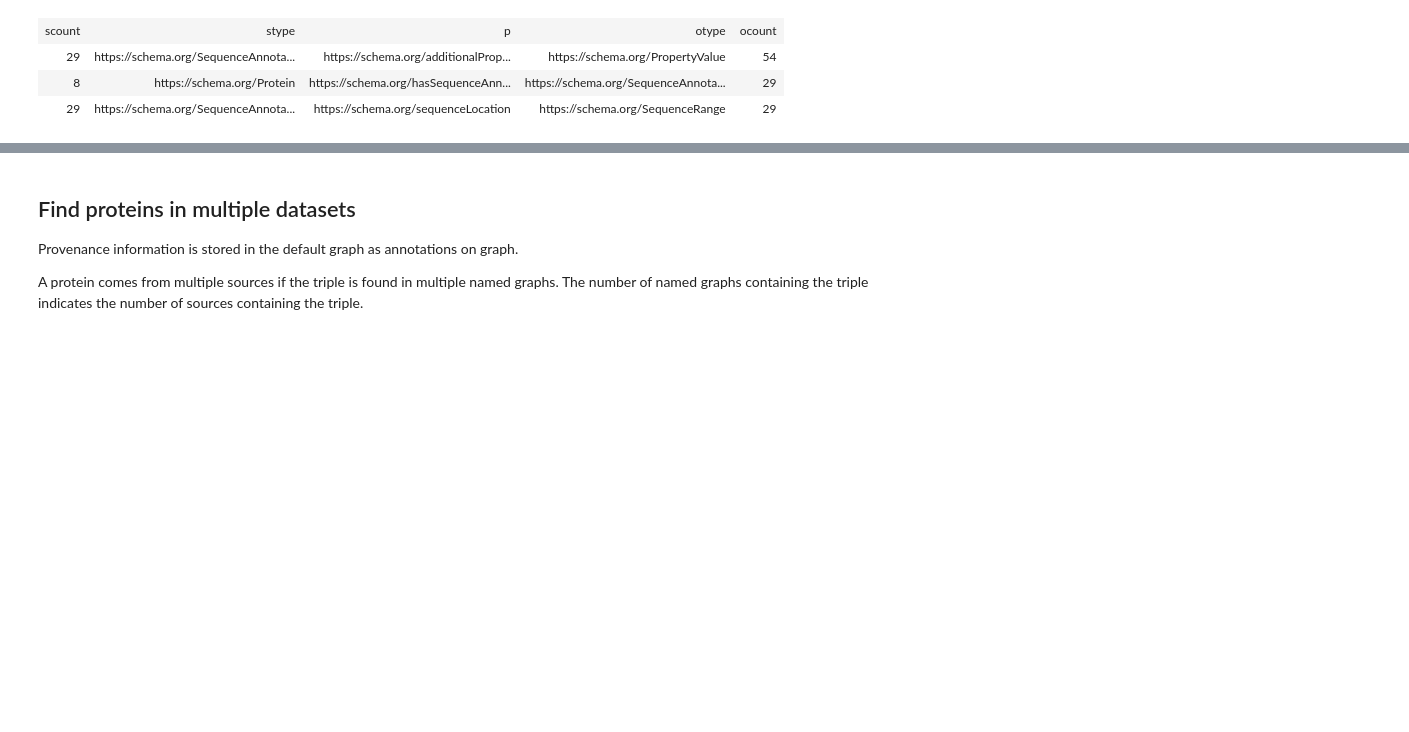
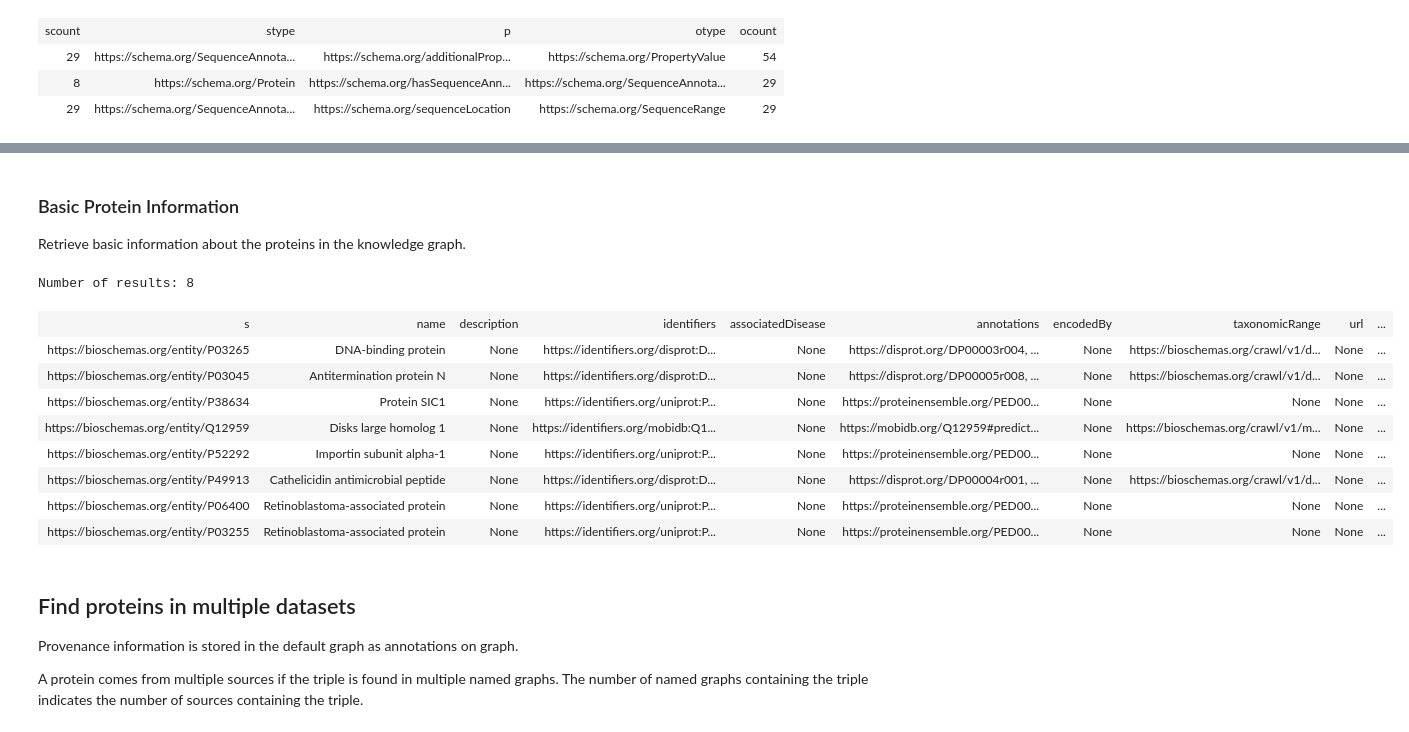
Before and after one commit to ivanmicetic/IDP-KG, a Jupyter notebook: notebooks/AnalysisQueries.ipynb, the cells around one changed output, grey strips where cells are left out. Drawn from its saved outputs; the diff is of its cells as text; code cells hidden in the pictures; blank space fills up the shorter version.

Commit message:
Add queries for protein information

```diff
--- a/notebooks/AnalysisQueries.ipynb
+++ b/notebooks/AnalysisQueries.ipynb
@@ -355,3 +377,72 @@ Number of results: 3
+# %% [markdown]
+### Basic Protein Information
+
+Retrieve basic information about the proteins in the knowledge graph.
+# %%
+displayResults(idpKG.query("""
+PREFIX schema: <https://schema.org/>
+PREFIX pav: <http://purl.org/pav/>
+SELECT  ?s ?name ?description
+    (GROUP_CONCAT(DISTINCT ?identifier;SEPARATOR=',<br/>') AS ?identifiers)
+    ?associatedDisease
+    (GROUP_CONCAT(DISTINCT ?annotation;SEPARATOR=',<br/>') AS ?annotations)
+    ?encodedBy
+    ?taxonomicRange
+    ?url
+    ?alternateName
+    ?bioChemInteraction
+    ?bioChemSimilarity
+    ?bioChemEntity
+    ?sequence
+    ?molFunction
+    ?representation
+    ?image
+    ?process
+    ?cellularLocation
+    ?parentEntity
+    (GROUP_CONCAT(DISTINCT ?sameAs;SEPARATOR=',<br/>') AS ?sameAs)
+    (GROUP_CONCAT(DISTINCT ?g;SEPARATOR=',<br/>') AS ?sources)
+WHERE {
+    GRAPH ?g {
+# Bioschemas Minimal Properties
+        ?s a schema:Protein .
+        OPTIONAL {?s schema:identifier ?identifier }
+        OPTIONAL {?s schema:name ?name }
+## Bioschemas Recommended properties
+        OPTIONAL {?s schema:associatedDisease ?associatedDisease}
+        OPTIONAL {?s schema:description ?description}
+        OPTIONAL {?s schema:hasSequenceAnnotation ?annotation }
+        OPTIONAL {?s schema:isEncodedByBioChemEntity ?encodedBy}
+        OPTIONAL {?s schema:taxonomicRange ?taxonomicRange }
+        OPTIONAL {?s schema:url ?url}
+## Bioschemas Optional properties
+        OPTIONAL {?s schema:alternateName ?alternateName}
+        OPTIONAL {?s schema:bioChemInteraction ?bioChemInteraction}
+        OPTIONAL {?s schema:bioChemSimilarity ?bioChemSimilarity}
+        OPTIONAL {?s schema:hasBioChemEntityPart ?bioChemEntity}
+        OPTIONAL {?s schema:hasBioPloymerSequence ?sequence}
+        OPTIONAL {?s schema:hasMolecularFunction ?molFunction}
+        OPTIONAL {?s schema:hasRepresentation ?representation }
+        OPTIONAL {?s schema:image ?image}
+        OPTIONAL {?s schema:isInvolvedInBiologicalProcess ?process}
+        OPTIONAL {?s schema:isLocatedInSubcellularLocation ?cellularLocation}
+        OPTIONAL {?s schema:isPartOfBioChemEntity ?parentEntity}
+        OPTIONAL {?s schema:sameAs ?sameAs }
+    }
+}
+GROUP BY ?s
+"""))
+# %% [output]
+Number of results: 8
+| s | name | description | identifiers | associatedDisease | annotations | encodedBy | taxonomicRange | url | ... |
+| https://bioschemas.org/entity/P03265 | DNA-binding protein | None | https://identifiers.org/disprot:D... | None | https://disprot.org/DP00003r004, ... | None | https://bioschemas.org/crawl/v1/d... | None | ... |
+| https://bioschemas.org/entity/P03045 | Antitermination protein N | None | https://identifiers.org/disprot:D... | None | https://disprot.org/DP00005r008, ... | None | https://bioschemas.org/crawl/v1/d... | None | ... |
+| https://bioschemas.org/entity/P38634 | Protein SIC1 | None | https://identifiers.org/uniprot:P... | None | https://proteinensemble.org/PED00... | None | None | None | ... |
+| https://bioschemas.org/entity/Q12959 | Disks large homolog 1 | None | https://identifiers.org/mobidb:Q1... | None | https://mobidb.org/Q12959#predict... | None | https://bioschemas.org/crawl/v1/m... | None | ... |
+| https://bioschemas.org/entity/P52292 | Importin subunit alpha-1 | None | https://identifiers.org/uniprot:P... | None | https://proteinensemble.org/PED00... | None | None | None | ... |
+| https://bioschemas.org/entity/P49913 | Cathelicidin antimicrobial peptide | None | https://identifiers.org/disprot:D... | None | https://disprot.org/DP00004r001, ... | None | https://bioschemas.org/crawl/v1/d... | None | ... |
+| https://bioschemas.org/entity/P06400 | Retinoblastoma-associated protein | None | https://identifiers.org/uniprot:P... | None | https://proteinensemble.org/PED00... | None | None | None | ... |
+| https://bioschemas.org/entity/P03255 | Retinoblastoma-associated protein | None | https://identifiers.org/uniprot:P... | None | https://proteinensemble.org/PED00... | None | None | None | ... |
 # %% [markdown]
 ## Find proteins in multiple datasets
 
```
Also changed, not shown: parts of 3 cells of this notebook.
